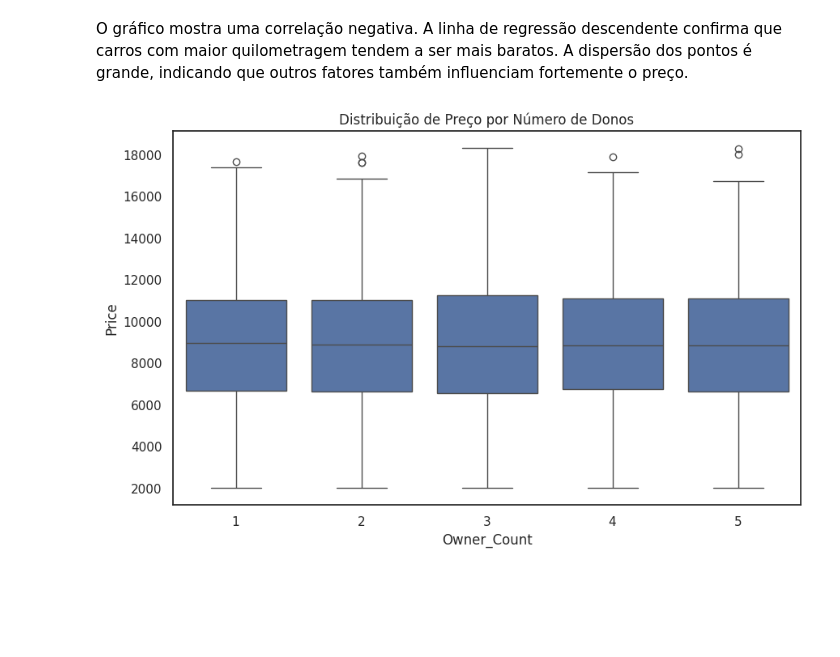
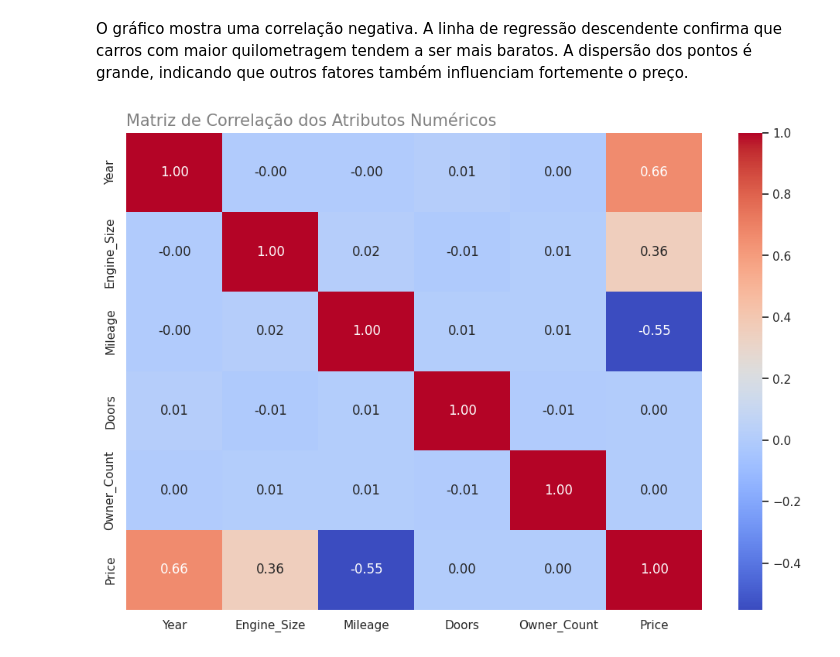
Before and after one commit to felipemachadorocha/MPV_Analise_de_Dados, a Jupyter notebook: PROJETO_MVP.ipynb, the cells around one changed output. Saved outputs shown, nothing was run; the diff lists cells and outputs as text; code cells hidden in the pictures; blank space fills up the shorter version.

```diff
--- a/PROJETO_MVP.ipynb
+++ b/PROJETO_MVP.ipynb
@@ -556,10 +580,13 @@ plt.show()
 [figure]
 # %% [markdown]
 O gráfico mostra uma correlação negativa. A linha de regressão descendente confirma que carros com maior quilometragem tendem a ser mais baratos. A dispersão dos pontos é grande, indicando que outros fatores também influenciam fortemente o preço.
-# %%
-plt.figure(figsize=(10, 6))
-sns.boxplot(x='Owner_Count', y='Price', data=dados)
-plt.title('Distribuição de Preço por Número de Donos')
-plt.show()
-# %% [output]
-[figure, removed]
+# %%
+# Matriz de correlação dos atributos númericos
+numerical_cols = dados.select_dtypes(include=np.number)
+corr_matrix = numerical_cols.corr()
+plt.figure(figsize=(12, 8))
+sns.heatmap(corr_matrix, annot=True, cmap='coolwarm', fmt=".2f")
+plt.title('Matriz de Correlação dos Atributos Numéricos', loc='left', color='gray', fontsize=15)
+plt.show()
+# %% [output]
+[figure, added]
```
Also changed, not shown: parts of 20 cells of this notebook.
